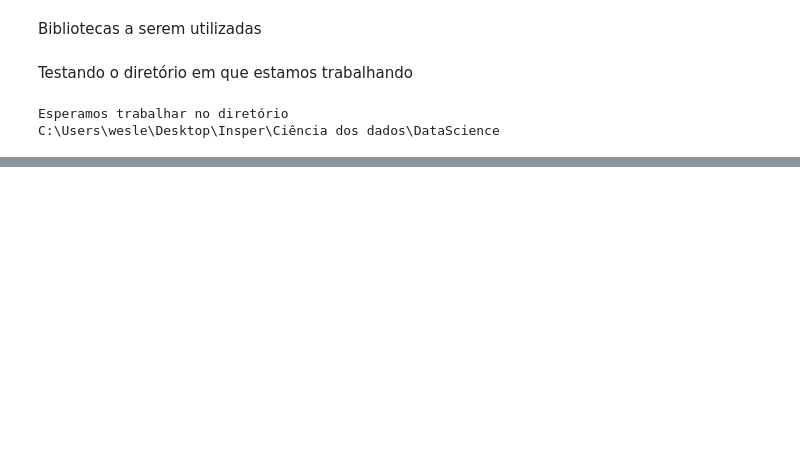
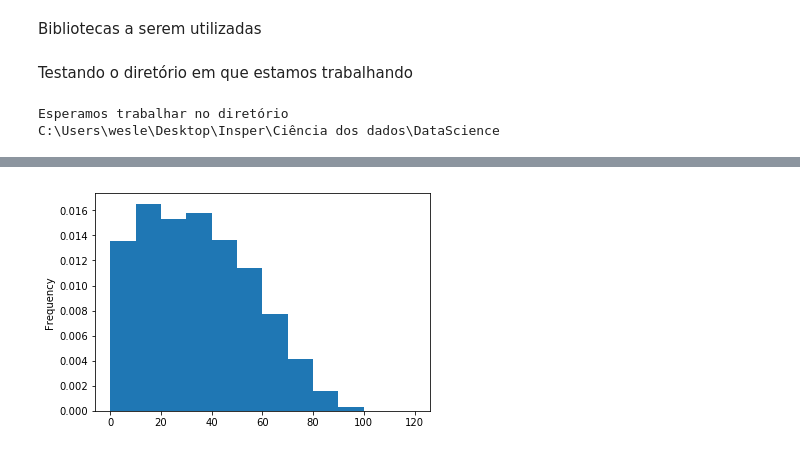
Before and after one commit to wesleygas/DataScience, a Jupyter notebook: Acesso à internet.ipynb, the cells around one changed output, grey strips where cells are left out. Drawn from its saved outputs; the diff is of its cells as text; code cells hidden in the pictures; blank space fills up the shorter version.

```diff
--- a/Acesso à internet.ipynb
+++ b/Acesso à internet.ipynb
@@ -80,0 +118,4 @@ dados
+# %%
+idade = dados.V8005.plot.hist(bins=range(0,121,10),normed=1)
+# %% [output]
+[figure, added]
```
Also changed, not shown: parts of 14 cells of this notebook, 1 other file.
